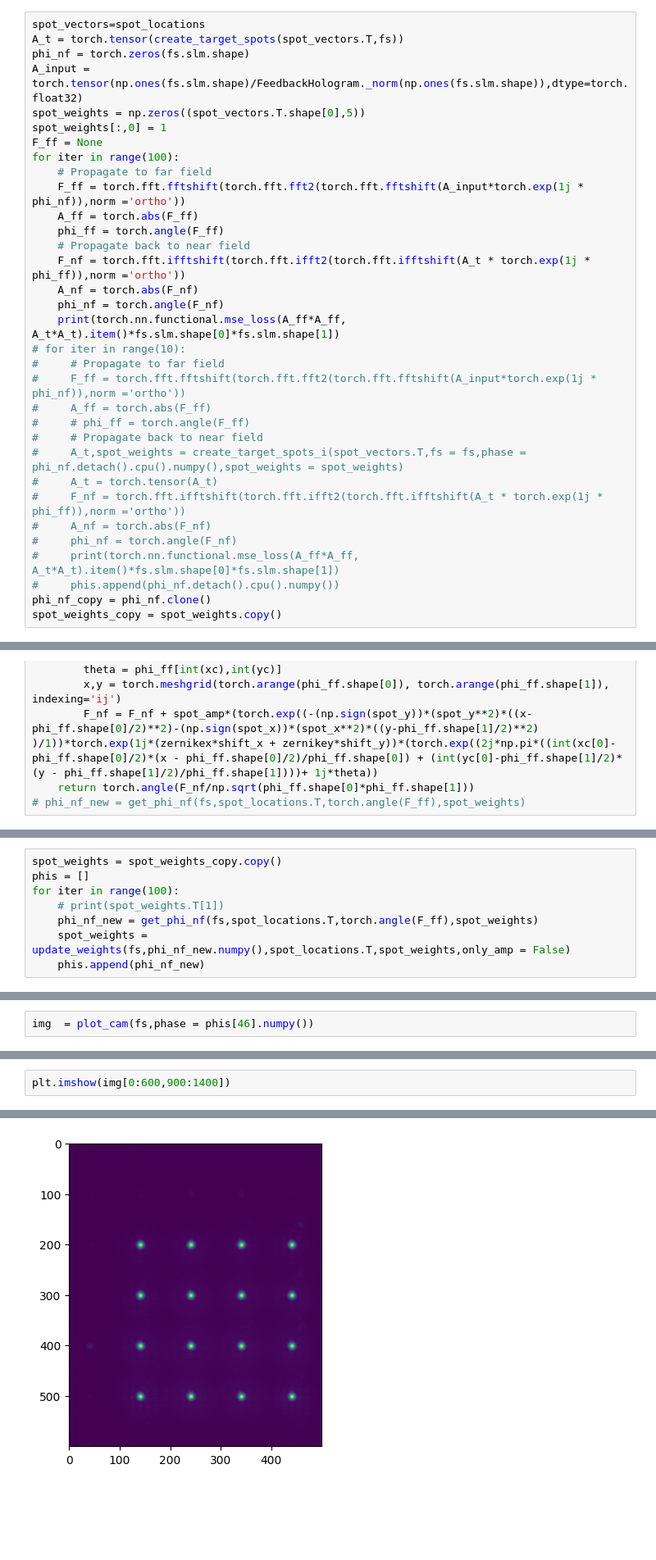
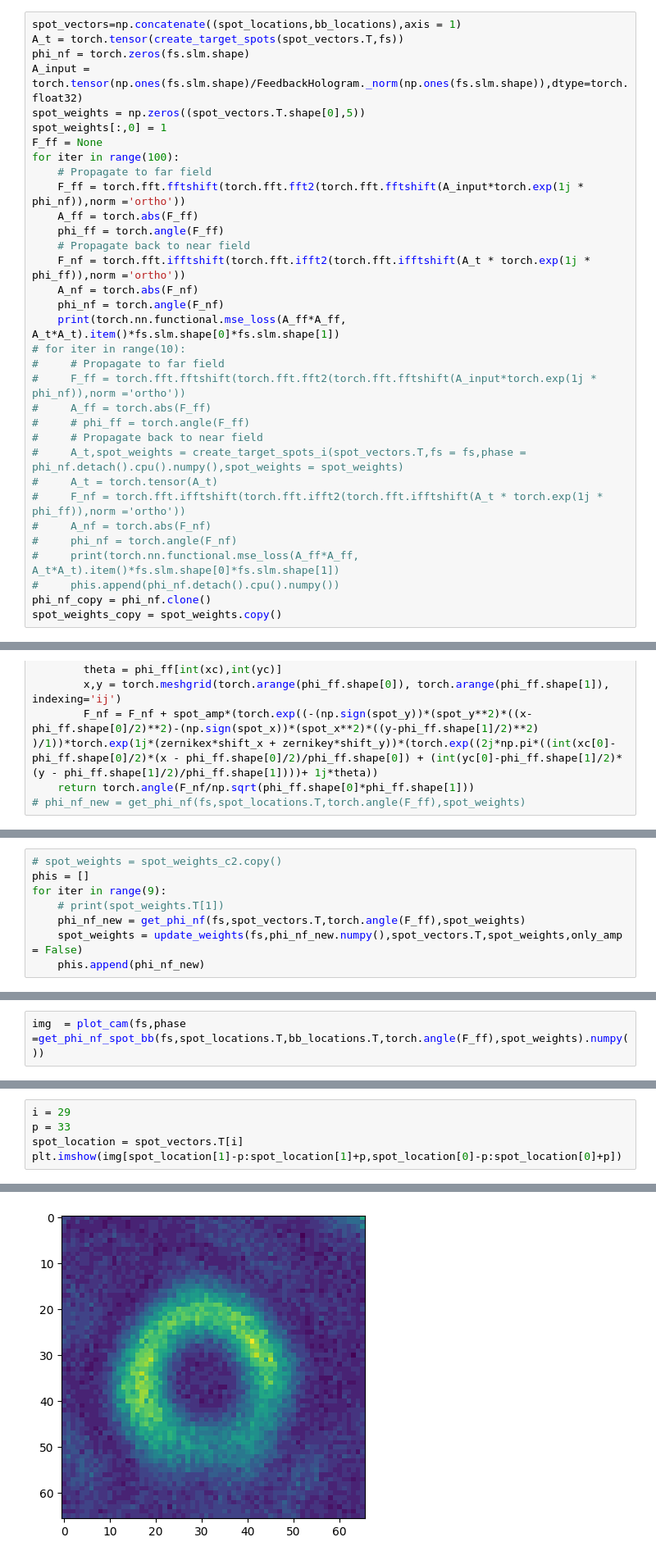
Before and after one commit to MattBae/Holography, a Jupyter notebook: notebooks/gradient.ipynb, the cells around one changed output, grey strips where cells are left out. Shown at 82% size. Cells and saved outputs as stored; diff of their text form; blank space fills up the shorter version.

```diff
--- a/notebooks/gradient.ipynb
+++ b/notebooks/gradient.ipynb
@@ -509,7 +518,7 @@ def wgs_algo_spots_i(fs,iters, spot_vectors):
 # %%
 # A_ff,phi_nf,phis = wgs_algo_spots_i(fs = fs, spot_vectors=bb_locations,iters = 30)
 # %%
-spot_vectors=spot_locations
+spot_vectors=np.concatenate((spot_locations,bb_locations),axis = 1)
 A_t = torch.tensor(create_target_spots(spot_vectors.T,fs))
 phi_nf = torch.zeros(fs.slm.shape)
 A_input = torch.tensor(np.ones(fs.slm.shape)/FeedbackHologram._norm(np.ones(fs.slm.shape)),dtype=torch.float32)
@@ -582,10 +625,10 @@ def get_phi_nf(fs,spot_vectors,phi_ff,spot_weights):
 # %%
-spot_weights = spot_weights_copy.copy()
+# spot_weights = spot_weights_c2.copy()
 phis = []
-for iter in range(100):
+for iter in range(9):
     # print(spot_weights.T[1])
-    phi_nf_new = get_phi_nf(fs,spot_locations.T,torch.angle(F_ff),spot_weights)
-    spot_weights = update_weights(fs,phi_nf_new.numpy(),spot_locations.T,spot_weights,only_amp = False)
+    phi_nf_new = get_phi_nf(fs,spot_vectors.T,torch.angle(F_ff),spot_weights)
+    spot_weights = update_weights(fs,phi_nf_new.numpy(),spot_vectors.T,spot_weights,only_amp = False)
     phis.append(phi_nf_new)
 # %% [output]
 writing phase
@@ -608,4 +656,4 @@ variation is [0.6789599  0.29654265 0.29037306 0.12849615 0.11392239]
 # %%
-img  = plot_cam(fs,phase = phis[46].numpy())
+img  = plot_cam(fs,phase =get_phi_nf_spot_bb(fs,spot_locations.T,bb_locations.T,torch.angle(F_ff),spot_weights).numpy())
 # %% [output]
 writing phase
@@ -613,5 +663,8 @@ writing phase
 # %%
-plt.imshow(img[0:600,900:1400])
+i = 29
+p = 33
+spot_location = spot_vectors.T[i]
+plt.imshow(img[spot_location[1]-p:spot_location[1]+p,spot_location[0]-p:spot_location[0]+p])
 # %% [output]
 <matplotlib.image.AxesImage at 0x...>
-[figure, old version]
+[figure, new version]
```
Also changed, not shown: parts of 16 cells of this notebook, 16 other files.
